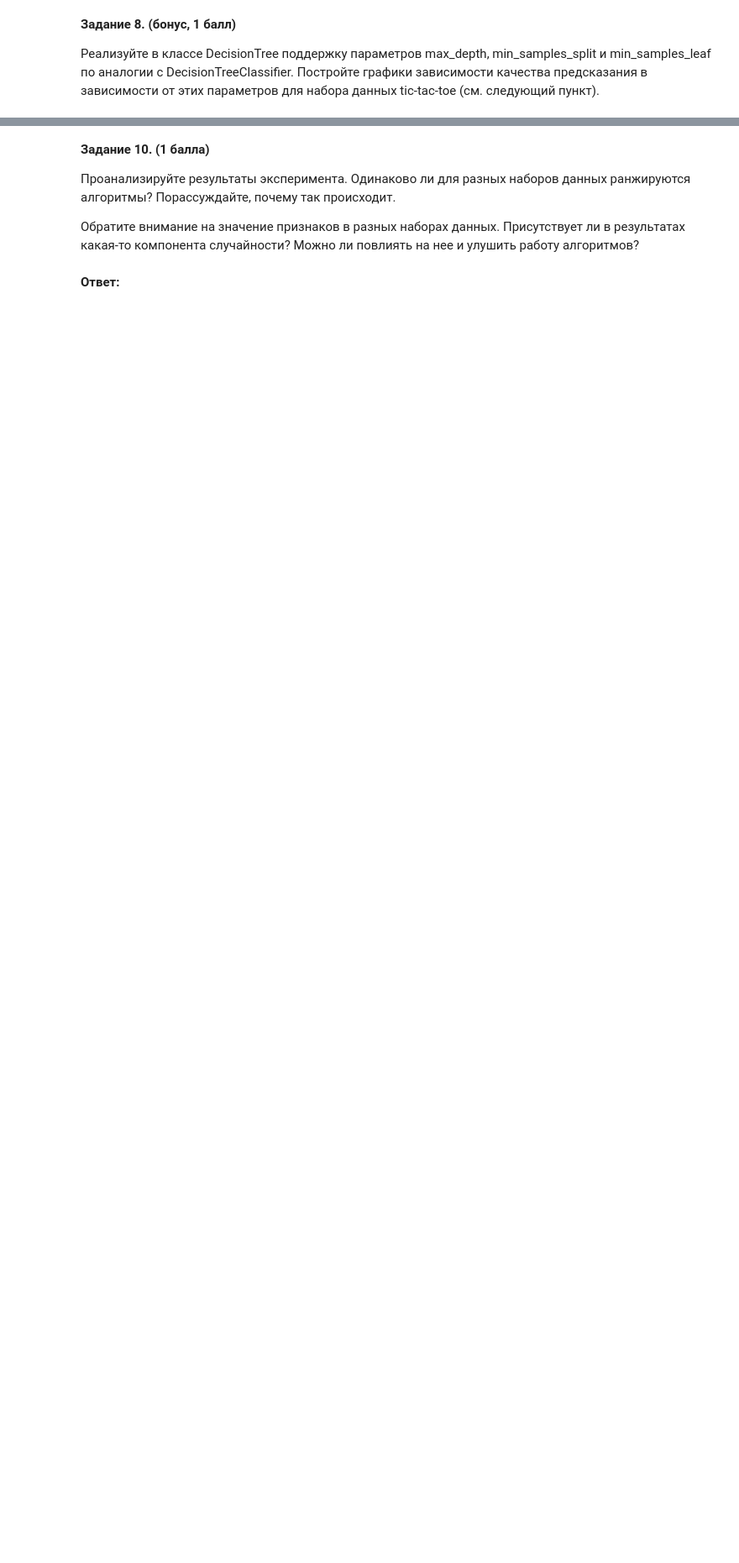
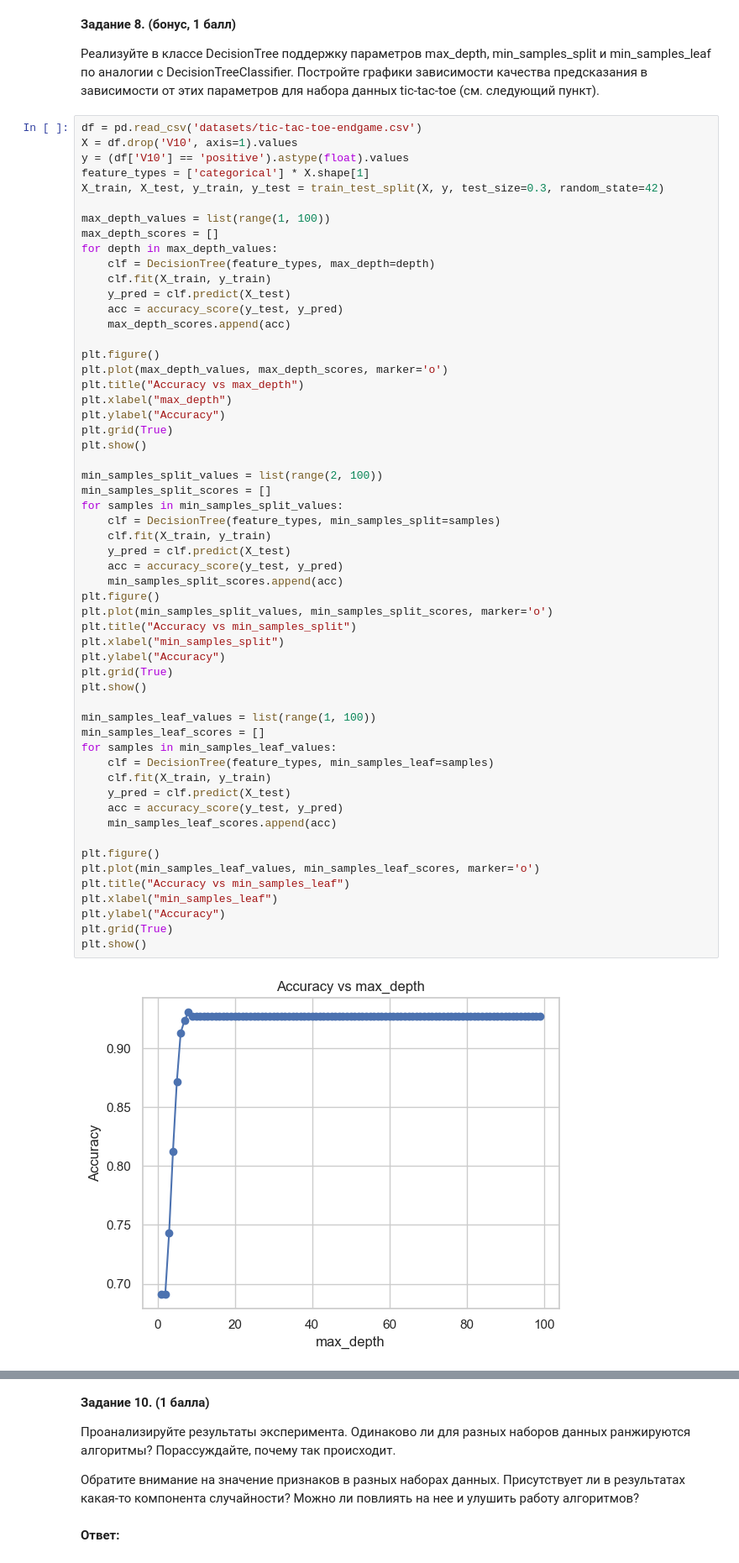
Before and after one commit to ykwais/ML, a Jupyter notebook: hw2/hw2-trees.ipynb, the cells around one changed output, grey strips where cells are left out. Shown at 84% size. Cells and saved outputs as stored; diff of their text form; blank space fills up the shorter version.

```diff
--- a/hw2/hw2-trees.ipynb
+++ b/hw2/hw2-trees.ipynb
@@ -338,3 +410,61 @@ __Задание 7. (0.5 балла)__
 __Задание 8. (бонус, 1 балл)__
 
 Реализуйте в классе DecisionTree поддержку параметров max_depth, min_samples_split и min_samples_leaf по аналогии с DecisionTreeClassifier. Постройте графики зависимости качества предсказания в зависимости от этих параметров для набора данных tic-tac-toe (см. следующий пункт).
+# %%
+df = pd.read_csv('datasets/tic-tac-toe-endgame.csv')
+X = df.drop('V10', axis=1).values
+y = (df['V10'] == 'positive').astype(float).values
+feature_types = ['categorical'] * X.shape[1]
+X_train, X_test, y_train, y_test = train_test_split(X, y, test_size=0.3, random_state=42)
+
+max_depth_values = list(range(1, 100))
+max_depth_scores = []
+for depth in max_depth_values:
+    clf = DecisionTree(feature_types, max_depth=depth)
+    clf.fit(X_train, y_train)
+    y_pred = clf.predict(X_test)
+    acc = accuracy_score(y_test, y_pred)
+    max_depth_scores.append(acc)
+
+plt.figure()
+plt.plot(max_depth_values, max_depth_scores, marker='o')
+plt.title("Accuracy vs max_depth")
+plt.xlabel("max_depth")
+plt.ylabel("Accuracy")
+plt.grid(True)
+plt.show()
+
+min_samples_split_values = list(range(2, 100))
+min_samples_split_scores = []
+for samples in min_samples_split_values:
+    clf = DecisionTree(feature_types, min_samples_split=samples)
+    clf.fit(X_train, y_train)
+    y_pred = clf.predict(X_test)
+    acc = accuracy_score(y_test, y_pred)
+    min_samples_split_scores.append(acc)
+plt.figure()
+plt.plot(min_samples_split_values, min_samples_split_scores, marker='o')
+plt.title("Accuracy vs min_samples_split")
+plt.xlabel("min_samples_split")
+plt.ylabel("Accuracy")
+plt.grid(True)
+plt.show()
+
+min_samples_leaf_values = list(range(1, 100))
+min_samples_leaf_scores = []
+for samples in min_samples_leaf_values:
+    clf = DecisionTree(feature_types, min_samples_leaf=samples)
+    clf.fit(X_train, y_train)
+    y_pred = clf.predict(X_test)
+    acc = accuracy_score(y_test, y_pred)
+    min_samples_leaf_scores.append(acc)
+
+plt.figure()
+plt.plot(min_samples_leaf_values, min_samples_leaf_scores, marker='o')
+plt.title("Accuracy vs min_samples_leaf")
+plt.xlabel("min_samples_leaf")
+plt.ylabel("Accuracy")
+plt.grid(True)
+plt.show()
+# %% [output]
+[figure, added]
```
Also changed, not shown: parts of 14 cells of this notebook, 1 other file.
